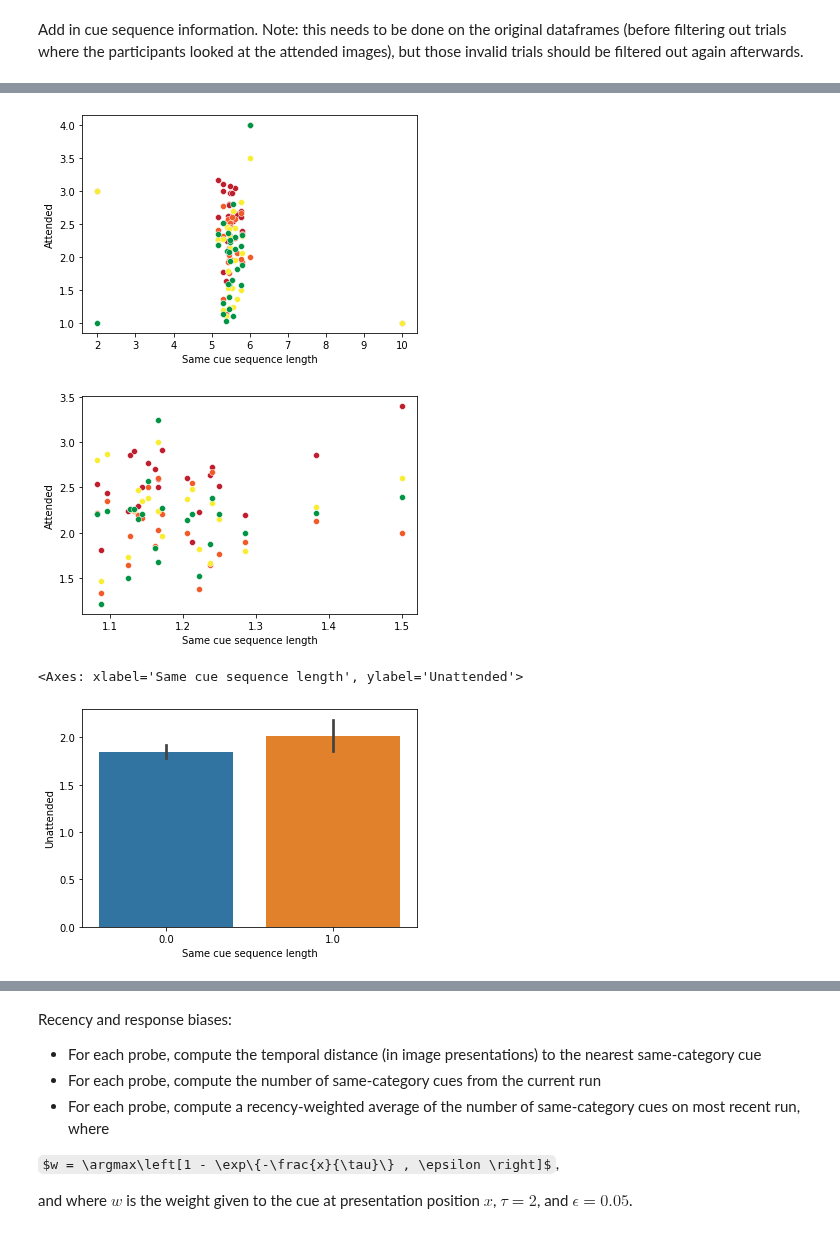
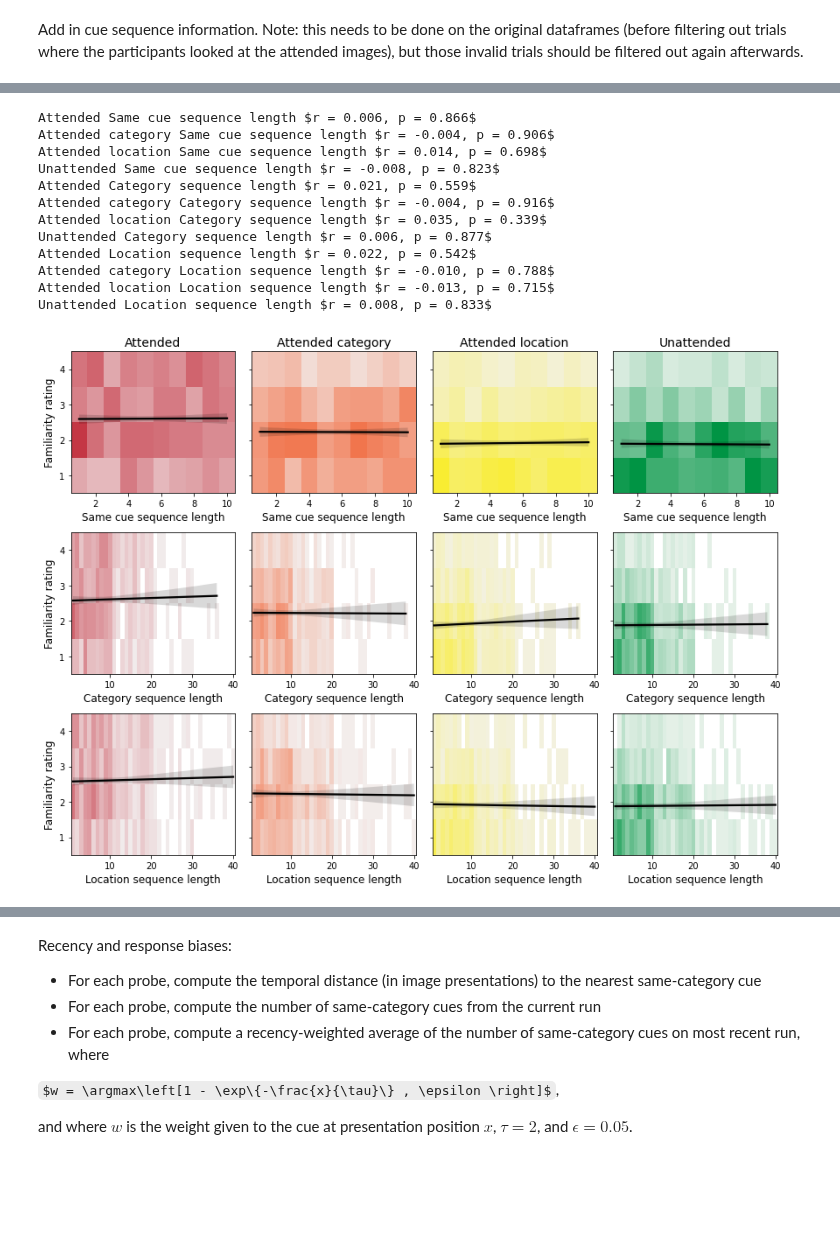
Before and after one commit to jeremymanning/attention-memory-task, a Jupyter notebook: code/data_loader.ipynb, the cells around one changed output, grey strips where cells are left out. Cells and saved outputs as stored; diff of their text form; code cells hidden in the pictures; some formulas as TeX source; blank space fills up the shorter version.

Commit message:
checking in sequence length analyses

```diff
--- a/code/data_loader.ipynb
+++ b/code/data_loader.ipynb
@@ -945,15 +915,58 @@ for a in ['Attended', 'Attended category', 'Attended location', 'Unattended']:
-# %%
-for a in ['Attended', 'Attended category', 'Attended location', 'Unattended']:
-    sns.scatterplot(data=sustained.query('`Trial Type` == "Presentation"').groupby('Subject').mean(numeric_only=True), x='Same cue sequence length', y=a, color=attention_colors[a])
-# %% [output]
-[figure, removed]
-# %%
-for a in ['Attended', 'Attended category', 'Attended location', 'Unattended']:
-    sns.scatterplot(data=variable.query('`Trial Type` == "Presentation"').groupby('Subject').mean(numeric_only=True), x='Same cue sequence length', y=a, color=attention_colors[a])
-# %% [output]
-[figure, removed]
-# %%
-sns.barplot(data=sustained.query('`Trial Type` == "Presentation"'), x='Same cue sequence length', y=a)
-# %% [output]
-<Axes: xlabel='Same cue sequence length', ylabel='Unattended'>
-[figure, removed]
+# %%
+def cue_effect_heatmaps(df, fname=None):
+
+    attention_levels = ['Attended', 'Attended category', 'Attended location', 'Unattended']
+    cue_matches = ['Same cue sequence length', 'Category sequence length', 'Location sequence length']
+
+    fig, ax = plt.subplots(nrows=len(cue_matches), ncols=len(attention_levels), figsize=(12, 9), sharey=True, sharex='row')
+    x = df.query('`Trial Type` == "Presentation"')
+
+    for j, c in enumerate(cue_matches):
+        for i, a in enumerate(attention_levels):
+            sns.histplot(data=x, x=c, y=a, discrete=True, cmap=sns.light_palette(attention_colors[a], as_cmap=True), stat='probability', common_norm=True, cbar=False, ax=ax[j, i], vmin=0, vmax=0.05)
+            sns.regplot(data=x, x=c, y=a, color='k', scatter=False, ax=ax[j, i])
+            ax[j, i].set_xlabel(c, fontsize=12)
+
+            if j == 0:
+                ax[j, i].set_title(a, fontsize=14)
+            if i == 0:
+                ax[j, i].set_ylabel('Familiarity rating', fontsize=12)
+            else:
+                ax[j, i].set_ylabel('')
+
+            ax[j, i].set_yticks([1, 2, 3, 4])
+
+            ax[j, i].set_xlim([0.5, x[c].max() + 0.5])
+            ax[j, i].set_ylim([0.5, 4.5])
+
+            vals = x[[a, c]].dropna(how='any', axis=0)
+            r = pearsonr(vals[c], vals[a])
+            if r.pvalue < 0.001:
+                p_string = 'p < 0.001'
+            else:
+                p_string = f'p = {r.pvalue:.3f}'
+
+            print(f'{a} {c} $r = {r.statistic:.3f}, {p_string}$')
+
+    plt.tight_layout()
+
+    if fname is not None:
+        fig.savefig(os.path.join(figdir, fname + '.pdf'), bbox_inches='tight')
+
+    return fig
+# %%
+cue_effect_heatmaps(sustained, 'sustained_cue_effects');
+# %% [output]
+Attended Same cue sequence length $r = 0.006, p = 0.866$
+Attended category Same cue sequence length $r = -0.004, p = 0.906$
+Attended location Same cue sequence length $r = 0.014, p = 0.698$
+Unattended Same cue sequence length $r = -0.008, p = 0.823$
+Attended Category sequence length $r = 0.021, p = 0.559$
+Attended category Category sequence length $r = -0.004, p = 0.916$
+Attended location Category sequence length $r = 0.035, p = 0.339$
+Unattended Category sequence length $r = 0.006, p = 0.877$
+Attended Location sequence length $r = 0.022, p = 0.542$
+Attended category Location sequence length $r = -0.010, p = 0.788$
+Attended location Location sequence length $r = -0.013, p = 0.715$
+Unattended Location sequence length $r = 0.008, p = 0.833$
+[figure, added]
```
Also changed, not shown: parts of 6 cells of this notebook, 3 other files.
